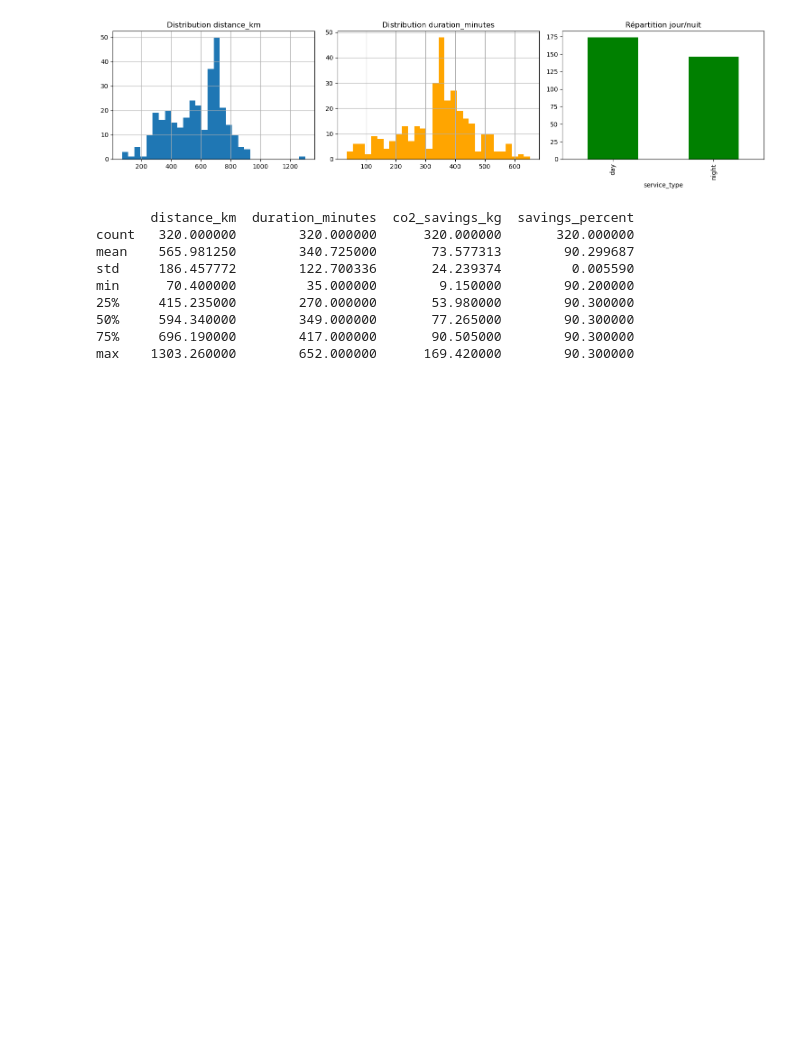
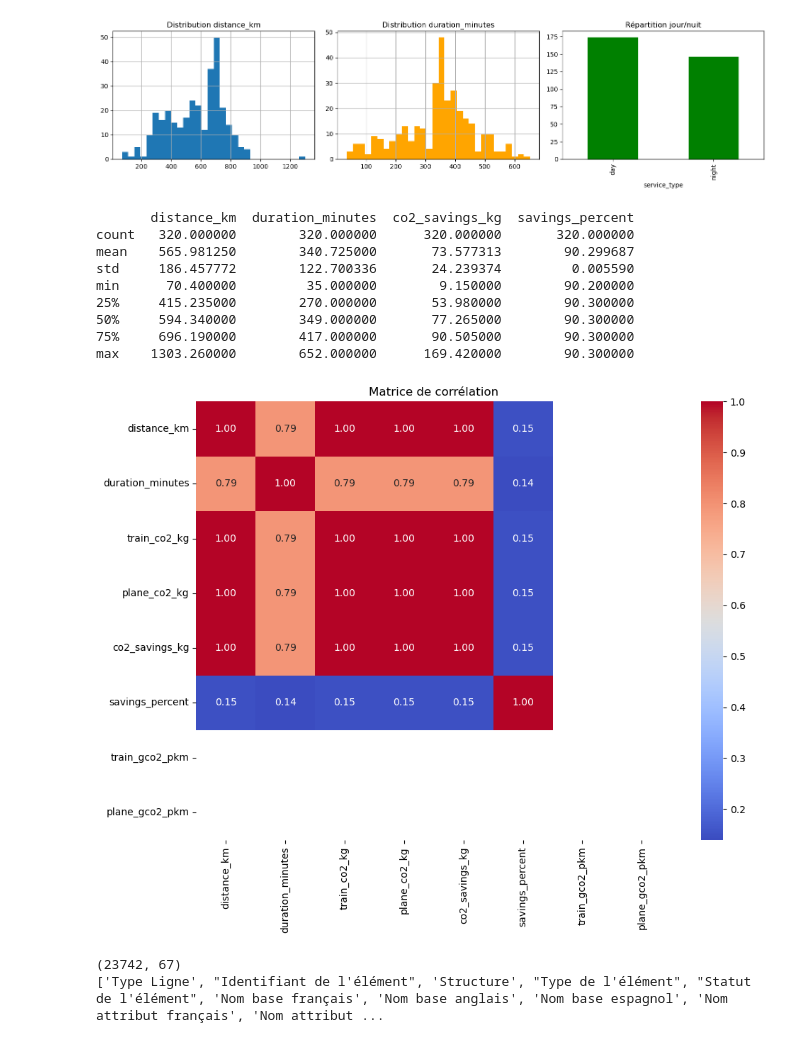
Before and after one commit to EPSI-Portfolio/OBRail-MSPR2, a Jupyter notebook: notebooks/01_eda.ipynb, the cells around one changed output. Drawn from its saved outputs; the diff is of its cells as text; code cells hidden in the pictures; blank space fills up the shorter version.

Commit message:
import ademe et filtrage des données

```diff
--- a/notebooks/01_eda.ipynb
+++ b/notebooks/01_eda.ipynb
@@ -70,3 +70,32 @@ min      70.400000         35.000000        9.150000        90.200000
 50%     594.340000        349.000000       77.265000        90.300000
 75%     696.190000        417.000000       90.505000        90.300000
 max    1303.260000        652.000000      169.420000        90.300000
+# %%
+import seaborn as sns
+import matplotlib.pyplot as plt
+
+# Matrice de corrélation des variables numériques
+numeric_cols = ['distance_km', 'duration_minutes', 'train_co2_kg',
+                'plane_co2_kg', 'co2_savings_kg', 'savings_percent',
+                'train_gco2_pkm', 'plane_gco2_pkm']
+
+corr = df[numeric_cols].corr()
+
+plt.figure(figsize=(10, 8))
+sns.heatmap(corr, annot=True, fmt='.2f', cmap='coolwarm')
+plt.title('Matrice de corrélation')
+plt.tight_layout()
+plt.show()
+# %% [output]
+[figure, added]
+# %%
+df_ademe = pd.read_csv(
+    '/Users/louisgardet/dev/python/OBRail-MSPR2/data/raw/Base_Carbone_V23.9.csv',
+    sep=';',
+    encoding='latin-1'
+)
+print(df_ademe.shape)
+print(df_ademe.columns.tolist())
+# %% [output]
+(23742, 67)
+['Type Ligne', "Identifiant de l'élément", 'Structure', "Type de l'élément", "Statut de l'élément", 'Nom base français', 'Nom base anglais', 'Nom base espagnol', 'Nom attribut français', 'Nom attribut ...
```
Also changed, not shown: parts of 1 cell of this notebook, 1 other file.
